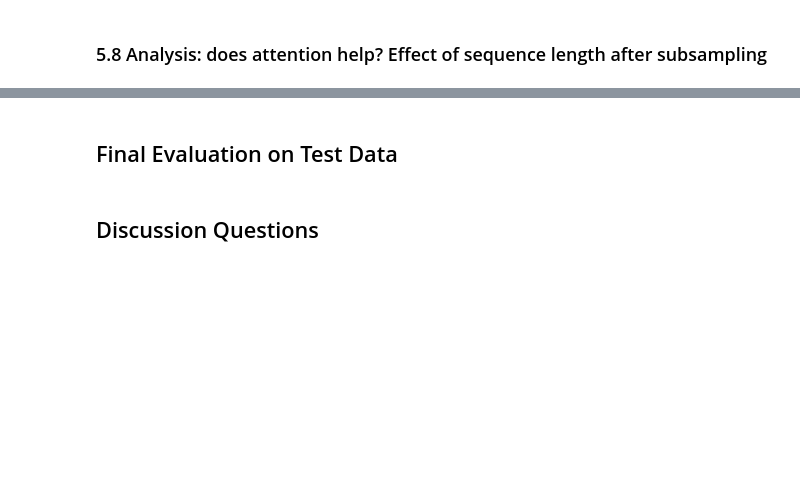
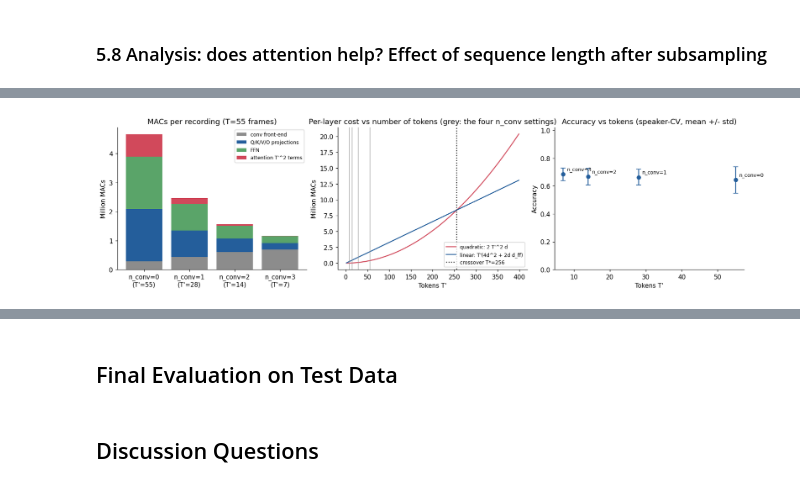
Before and after one commit to joela03/EEEM030-GroupAssignment2, a Jupyter notebook: EEEM030_GroupAssignment2.ipynb, the cells around one changed output, grey strips where cells are left out. Saved outputs shown, nothing was run; the diff lists cells and outputs as text; code cells hidden in the pictures; blank space fills up the shorter version.

```diff
--- a/EEEM030_GroupAssignment2.ipynb
+++ b/EEEM030_GroupAssignment2.ipynb
@@ -786,0 +1631,84 @@ o_x_toy, w_x_toy = attention(x_toy, x_toy, x_toy, average_attn_weights=False)
+# %%
+# ---- Question 1: ablation (variant C reuses the full-model CV from 5.7) ----------------------------------
+ablation = {'A. No encoder (conv + mean-pool)': cv_transformer(n_layers=0),
+            'B. Encoder, uniform attention': cv_transformer(attention_mode='uniform'),
+            'C. Encoder, learned attention (full)': (cv_tf_acc, cv_tf_y, cv_tf_p)}
+rows = ['| Variant | Parameters | Speaker-CV accuracy (mean +/- std over folds) | Pooled accuracy |', '|---|---:|---:|---:|']
+for name, (acc, y_true, y_pred) in ablation.items():
+    cfg = {'A': dict(n_layers=0), 'B': dict(attention_mode='uniform'), 'C': {}}[name[0]]
+    rows.append(f'| {name} | {count_parameters(build_transformer(**cfg)):,} | {pm(acc)} | {(y_pred == y_true).float().mean():.1%} |')
+display(Markdown('\n'.join(rows)))
+
+# ---- Question 2: sequence length vs compute ---------------------------------------------------------------
+T_MED = int(tf_train.lengths.median())                                     # typical recording length in frames
+
+
+def estimate_macs(T_in, n_conv, d=64, d_ff=128, n_layers=2, n_mels=80, k=3):
+    """Analytic multiply-accumulates for ONE recording of T_in frames (see formula above)."""
+    T, front, c_in = T_in, 0, n_mels
+    if n_conv == 0:
+        front = T * n_mels * d
+    for _ in range(n_conv):
+        T = (T - 1) // 2 + 1
+        front += T * c_in * d * k
+        c_in = d
+    return {'tokens': T, 'front': front, 'proj': n_layers * 4 * T * d * d, 'attn': n_layers * 2 * T * T * d,
+            'ffn': n_layers * 2 * T * d * d_ff}
+
+
+@torch.no_grad()
+def time_inference(model, ds, repeats=30, n=64):
+    """Mean forward time per recording in ms for a batch of n recordings (after a warm-up pass)."""
+    model.eval()
+    x, L, _ = ds.batch(list(range(min(n, len(ds)))))
+    for _ in range(3):
+        model(x, L)
+    t0 = time.perf_counter()
+    for _ in range(repeats):
+        model(x, L)
+    if DEVICE.type == 'cuda':
+        torch.cuda.synchronize()
+    return 1000 * (time.perf_counter() - t0) / repeats / x.shape[0]
+
+
+seq_rows, seq_results = ['| n_conv | Tokens at T=%d | Attention matrix (entries/head) | MACs (x1e6) | Attention share | Inference (ms/recording) | Speaker-CV acc |' % T_MED,
+                         '|---:|---:|---:|---:|---:|---:|---:|'], {}
+for n_conv in (0, 1, 2, 3):
+    macs = estimate_macs(T_MED, n_conv, TF_CFG['d_model'], TF_CFG['d_ff'], TF_CFG['n_layers'], N_FEATS)
+    total = macs['front'] + macs['proj'] + macs['attn'] + macs['ffn']
+    acc = ablation['C. Encoder, learned attention (full)'][0] if n_conv == TF_CFG['n_conv'] else cv_transformer(n_conv=n_conv)[0]
+    ms = time_inference(build_transformer(n_conv=n_conv), tf_val if len(tf_val) >= 8 else tf_train)
+    seq_results[n_conv] = dict(macs=macs, total=total, acc=acc, ms=ms)
+    seq_rows.append(f'| {n_conv} | {macs["tokens"]} | {macs["tokens"] ** 2} | {total / 1e6:.2f} | {macs["attn"] / total:.1%} | '
+                    f'{ms:.2f} | {pm(acc)} |')
+display(Markdown('\n'.join(seq_rows)))
+T_star = 2 * TF_CFG['d_model'] + TF_CFG['d_ff']
+print(f'Quadratic attention cost overtakes the linear terms at about T* = 2d + d_ff = {T_star} tokens; '
+      f'a typical word has {estimate_macs(T_MED, 0)["tokens"]} tokens without subsampling and {estimate_macs(T_MED, 2)["tokens"]} with the default front-end.')
+
+# ---- figure -----------------------------------------------------------------------------------------------
+fig, axes = plt.subplots(1, 3, figsize=(15, 3.9), layout='constrained')
+labels = [f'n_conv={n}\n(T\'={seq_results[n]["macs"]["tokens"]})' for n in seq_results]
+bottom = np.zeros(4)
+for key, colour, name in [('front', '#8c8c8c', 'conv front-end'), ('proj', '#245e9b', 'Q/K/V/O projections'),
+                          ('ffn', '#5aa469', 'FFN'), ('attn', '#d1495b', 'attention T\'^2 terms')]:
+    vals = np.array([seq_results[n]['macs'][key] for n in seq_results]) / 1e6
+    axes[0].bar(labels, vals, bottom=bottom, color=colour, label=name)
+    bottom += vals
+axes[0].set(title=f'MACs per recording (T={T_MED} frames)', ylabel='Million MACs'); axes[0].legend(fontsize=8)
+Ts = np.arange(1, 400)
+d_m, dff_m = TF_CFG['d_model'], TF_CFG['d_ff']
+axes[1].plot(Ts, 2 * Ts ** 2 * d_m / 1e6, color='#d1495b', label="quadratic: 2 T'^2 d")
+axes[1].plot(Ts, Ts * (4 * d_m ** 2 + 2 * d_m * dff_m) / 1e6, color='#245e9b', label="linear: T'(4d^2 + 2d d_ff)")
+axes[1].axvline(T_star, color='k', ls=':', label=f"crossover T*={T_star}")
+for n in seq_results:
+    axes[1].axvline(seq_results[n]['macs']['tokens'], color='#999', lw=0.8)
+axes[1].set(title='Per-layer cost vs number of tokens (grey: the four n_conv settings)', xlabel="Tokens T'", ylabel='Million MACs')
+axes[1].legend(fontsize=8)
+for n in seq_results:
+    a = seq_results[n]['acc']
+    axes[2].errorbar(seq_results[n]['macs']['tokens'], a.mean(), yerr=a.std(), fmt='o', capsize=4, color='#245e9b')
+    axes[2].annotate(f'n_conv={n}', (seq_results[n]['macs']['tokens'], a.mean()), textcoords='offset points', xytext=(6, 6), fontsize=8)
+axes[2].set(title='Accuracy vs tokens (speaker-CV, mean +/- std)', xlabel="Tokens T'", ylabel='Accuracy', ylim=(0, 1.02))
+plt.show()
+# %% [output]
@@ -786,0 +1727 @@ o_x_toy, w_x_toy = attention(x_toy, x_toy, x_toy, average_attn_weights=False)
+[figure, added]
```
Also changed, not shown: parts of 29 cells of this notebook.
